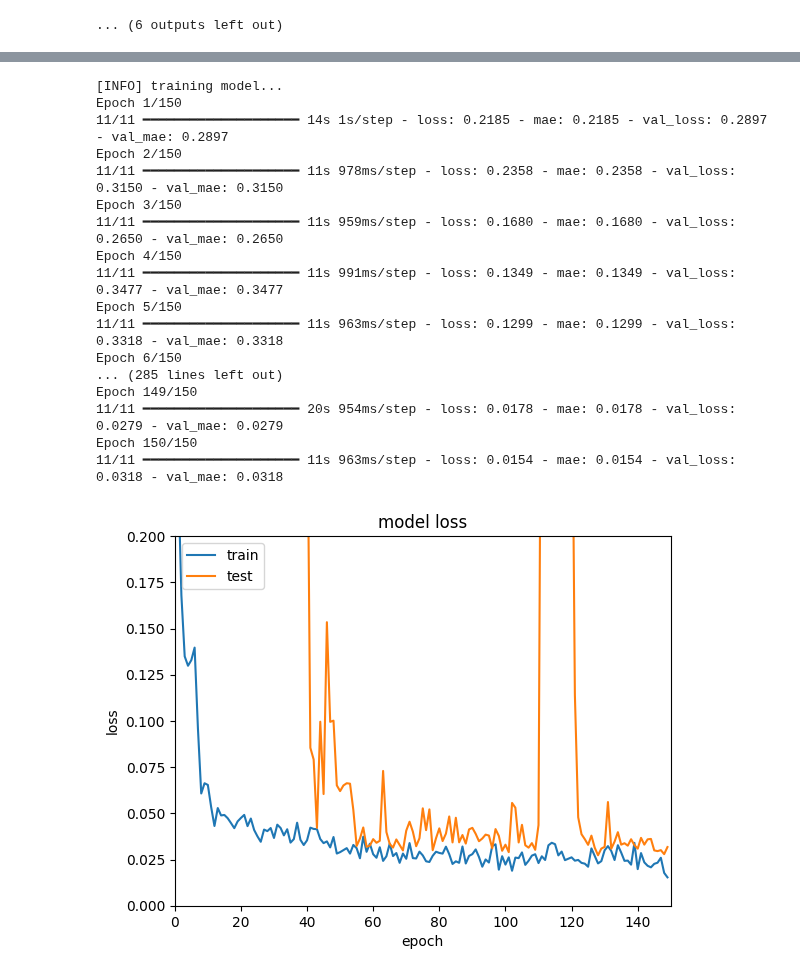
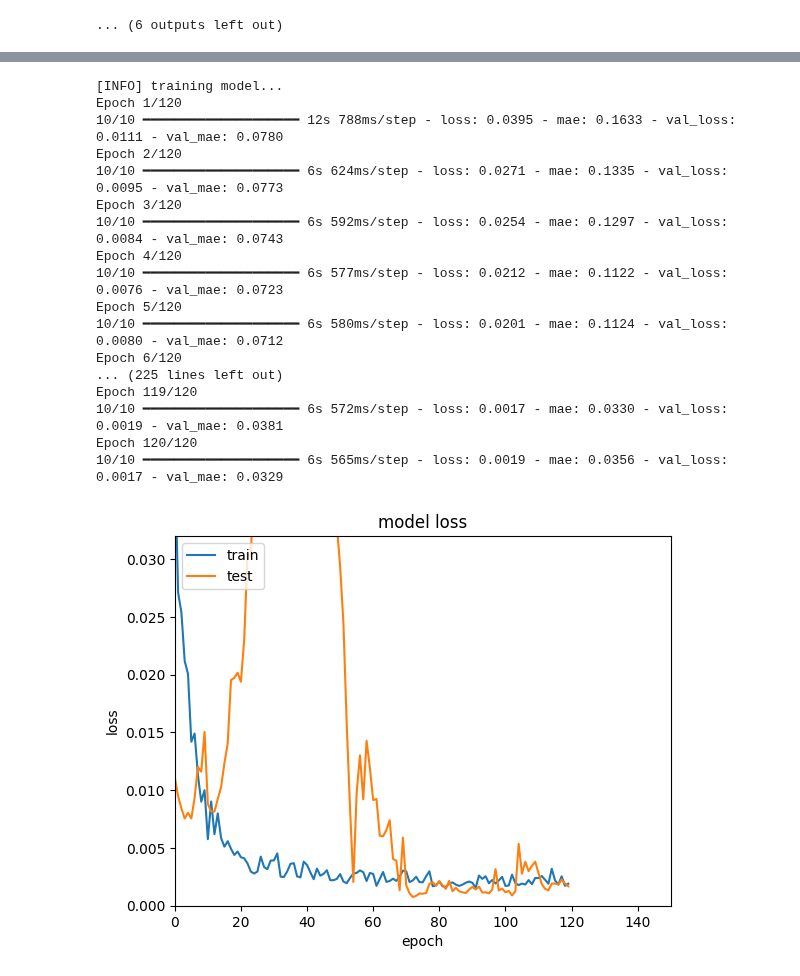
Before and after one commit to antonycardozo/CNNregression, a Jupyter notebook: cnn_regression.ipynb, the cells around one changed output, grey strips where cells are left out. Drawn from its saved outputs; the diff is of its cells as text; code cells hidden in the pictures.

Commit message:
usando global maxx avveraging en lugar de flatten y no aplicando mascara, mejores resutados con 512 caneles en capa 4

```diff
--- a/cnn_regression.ipynb
+++ b/cnn_regression.ipynb
@@ -42,4 +38,12 @@ channel_optir = datasets.apply_thresholding(channel_optir, threshold=6.7)
 # %%
-channel_dc = datasets.clipping_maxmin_norma(channel_dc,low=0, high=96)
+#umbralización
+channel_optir = datasets.apply_thresholding(channel_optir, threshold=6.6)
+#normalizacion max_min con clipping para eliminar outliers
+channel_dc = datasets.clipping_maxmin_norma(channel_dc,low=0, high=97)
 channel_optir=datasets.clipping_maxmin_norma(channel_optir,low=0, high=99.9999)
+#invertir valor de intensidades del canal DC
+channel_dc= datasets.invert_DC(channel_dc)
+#aplicar mascara si ayuda al modelo
+channel_optir= datasets.apply_mask(channel_optir)
+channel_dc = datasets.apply_mask(channel_dc)
 # %% [output]
@@ -88,15 +52,3 @@ plt.imshow(channel_optir[33], vmax=1, cmap="gray")
 # %%
 X= datasets.preprocessing(channel_optir,channel_dc, height_shape=200, width_shape=200)
-X_train, X_test, y_train, y_test = train_test_split(X, y, test_size=0.25, random_state=42)
+X_train, X_test, y_train, y_test = train_test_split(X, y, test_size=0.1, random_state=20)
-# %%
-indices = np.arange(len(X))
-
-X_train, X_test, y_train, y_test, idx_train, idx_test = train_test_split(
-    X, y, indices, test_size=0.25, random_state=42
-)
-
-outlier_local_index = 0   # primer elemento de X_test
-original_index = idx_test[outlier_local_index]
-
-print("El outlier proviene del índice:", original_index)
-print("Carpeta correspondiente:", lista_de_folders[original_index])
@@ -143,43 +55,43 @@ plt.show()
 # %%
 model = models.create_cnn(200, 200, 2, regress=True)
-opt = Adam( learning_rate=1e-2)
+opt = Adam( learning_rate=1e-3)
 callbacks = [
-    EarlyStopping(monitor='val_loss', patience=70, restore_best_weights=True),
-    ReduceLROnPlateau(monitor='val_loss', patience=40, factor=0.5)
+    EarlyStopping(monitor='val_loss', patience=25, restore_best_weights=True),
+    ReduceLROnPlateau(monitor='val_loss', patience=20, factor=0.5)
 ]
-model.compile(loss="mean_absolute_error", optimizer=opt, metrics=['mae'])
+model.compile(loss="mean_squared_error", optimizer=opt, metrics=['mae'])
 # train the model
 print("[INFO] training model...")
-history = model.fit(x=X_train, y=y_train,validation_data=(X_test, y_test), epochs=150, batch_size=8)
+history = model.fit(x=X_train, y=y_train,validation_data=(X_test, y_test), epochs=120, batch_size=11)
 # %% [output]
 [INFO] training model...
-Epoch 1/150
-11/11 ━━━━━━━━━━━━━━━━━━━━ 14s 1s/step - loss: 0.2185 - mae: 0.2185 - val_loss: 0.2897 - val_mae: 0.2897
-Epoch 2/150
-11/11 ━━━━━━━━━━━━━━━━━━━━ 11s 978ms/step - loss: 0.2358 - mae: 0.2358 - val_loss: 0.3150 - val_mae: 0.3150
-Epoch 3/150
-11/11 ━━━━━━━━━━━━━━━━━━━━ 11s 959ms/step - loss: 0.1680 - mae: 0.1680 - val_loss: 0.2650 - val_mae: 0.2650
-Epoch 4/150
-11/11 ━━━━━━━━━━━━━━━━━━━━ 11s 991ms/step - loss: 0.1349 - mae: 0.1349 - val_loss: 0.3477 - val_mae: 0.3477
-Epoch 5/150
-11/11 ━━━━━━━━━━━━━━━━━━━━ 11s 963ms/step - loss: 0.1299 - mae: 0.1299 - val_loss: 0.3318 - val_mae: 0.3318
-Epoch 6/150
-... (285 lines left out)
-Epoch 149/150
-11/11 ━━━━━━━━━━━━━━━━━━━━ 20s 954ms/step - loss: 0.0178 - mae: 0.0178 - val_loss: 0.0279 - val_mae: 0.0279
-Epoch 150/150
-11/11 ━━━━━━━━━━━━━━━━━━━━ 11s 963ms/step - loss: 0.0154 - mae: 0.0154 - val_loss: 0.0318 - val_mae: 0.0318
+Epoch 1/120
+10/10 ━━━━━━━━━━━━━━━━━━━━ 12s 788ms/step - loss: 0.0395 - mae: 0.1633 - val_loss: 0.0111 - val_mae: 0.0780
+Epoch 2/120
+10/10 ━━━━━━━━━━━━━━━━━━━━ 6s 624ms/step - loss: 0.0271 - mae: 0.1335 - val_loss: 0.0095 - val_mae: 0.0773
+Epoch 3/120
+10/10 ━━━━━━━━━━━━━━━━━━━━ 6s 592ms/step - loss: 0.0254 - mae: 0.1297 - val_loss: 0.0084 - val_mae: 0.0743
+Epoch 4/120
+10/10 ━━━━━━━━━━━━━━━━━━━━ 6s 577ms/step - loss: 0.0212 - mae: 0.1122 - val_loss: 0.0076 - val_mae: 0.0723
+Epoch 5/120
+10/10 ━━━━━━━━━━━━━━━━━━━━ 6s 580ms/step - loss: 0.0201 - mae: 0.1124 - val_loss: 0.0080 - val_mae: 0.0712
+Epoch 6/120
+... (225 lines left out)
+Epoch 119/120
+10/10 ━━━━━━━━━━━━━━━━━━━━ 6s 572ms/step - loss: 0.0017 - mae: 0.0330 - val_loss: 0.0019 - val_mae: 0.0381
+Epoch 120/120
+10/10 ━━━━━━━━━━━━━━━━━━━━ 6s 565ms/step - loss: 0.0019 - mae: 0.0356 - val_loss: 0.0017 - val_mae: 0.0329
 # %%
 # summarize history for loss
 plt.plot(history.history['loss'])
 plt.plot(history.history['val_loss'])
 plt.xlim(0, 150)
-plt.ylim(0,0.2)
+plt.ylim(0,0.032)
 plt.title('model loss')
 plt.ylabel('loss')
 plt.xlabel('epoch')
 plt.legend(['train', 'test'], loc='upper left')
 plt.show()
 # %% [output]
-[figure, old version]
+[figure, new version]
 # %%
```
Also changed, not shown: parts of 21 cells of this notebook, 1 other file.
